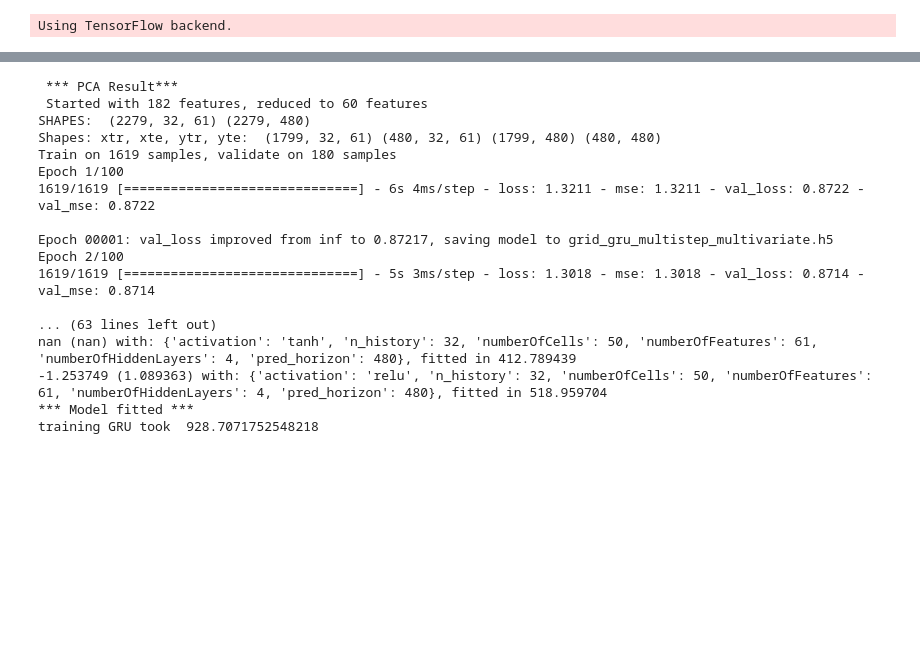
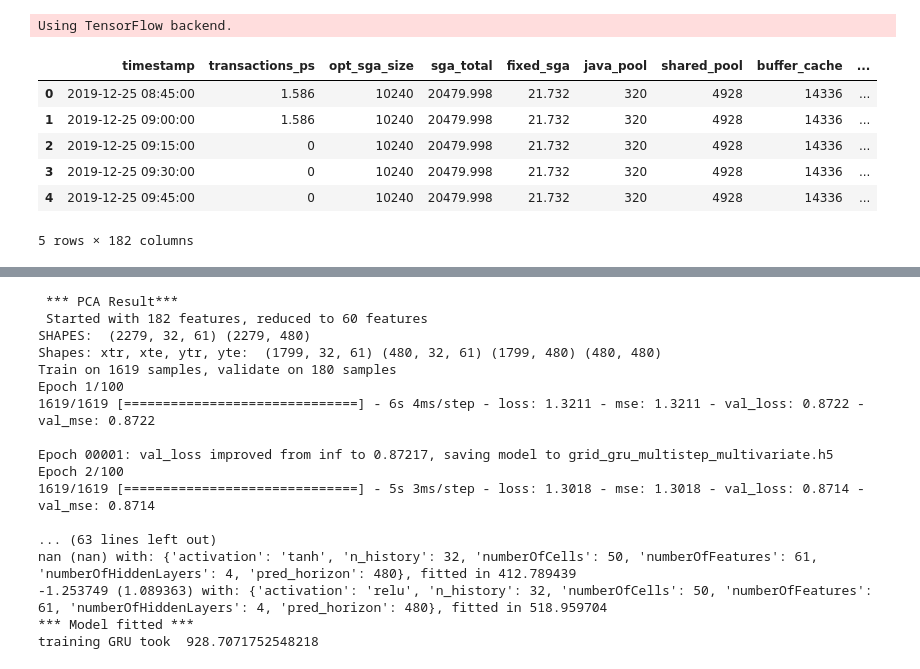
Before and after one commit to Sultanow/dc_cubes, a Jupyter notebook: research/scripts/forecast/GridSearch.ipynb, the cells around one changed output, grey strips where cells are left out. Drawn from its saved outputs; the diff is of its cells as text; code cells hidden in the pictures; blank space fills up the shorter version.

```diff
--- a/research/scripts/forecast/GridSearch.ipynb
+++ b/research/scripts/forecast/GridSearch.ipynb
@@ -438,3 +436,13 @@ with open("./4week_transformed_droppedErrors_filled.pkl", "rb") as pickleFile:
 df = df.reset_index()
 # %%
 df[predictionColumn] = pd.to_numeric(df[predictionColumn])
+# %%
+df.head()
+# %% [output]
+|  | timestamp | transactions_ps | opt_sga_size | sga_total | fixed_sga | java_pool | shared_pool | buffer_cache | ... |
+| 0 | 2019-12-25 08:45:00 | 1.586 | 10240 | 20479.998 | 21.732 | 320 | 4928 | 14336 | ... |
+| 1 | 2019-12-25 09:00:00 | 1.586 | 10240 | 20479.998 | 21.732 | 320 | 4928 | 14336 | ... |
+| 2 | 2019-12-25 09:15:00 | 0 | 10240 | 20479.998 | 21.732 | 320 | 4928 | 14336 | ... |
+| 3 | 2019-12-25 09:30:00 | 0 | 10240 | 20479.998 | 21.732 | 320 | 4928 | 14336 | ... |
+| 4 | 2019-12-25 09:45:00 | 0 | 10240 | 20479.998 | 21.732 | 320 | 4928 | 14336 | ... |
+5 rows × 182 columns
```
Also changed, not shown: parts of 13 cells of this notebook, 5 other files.
